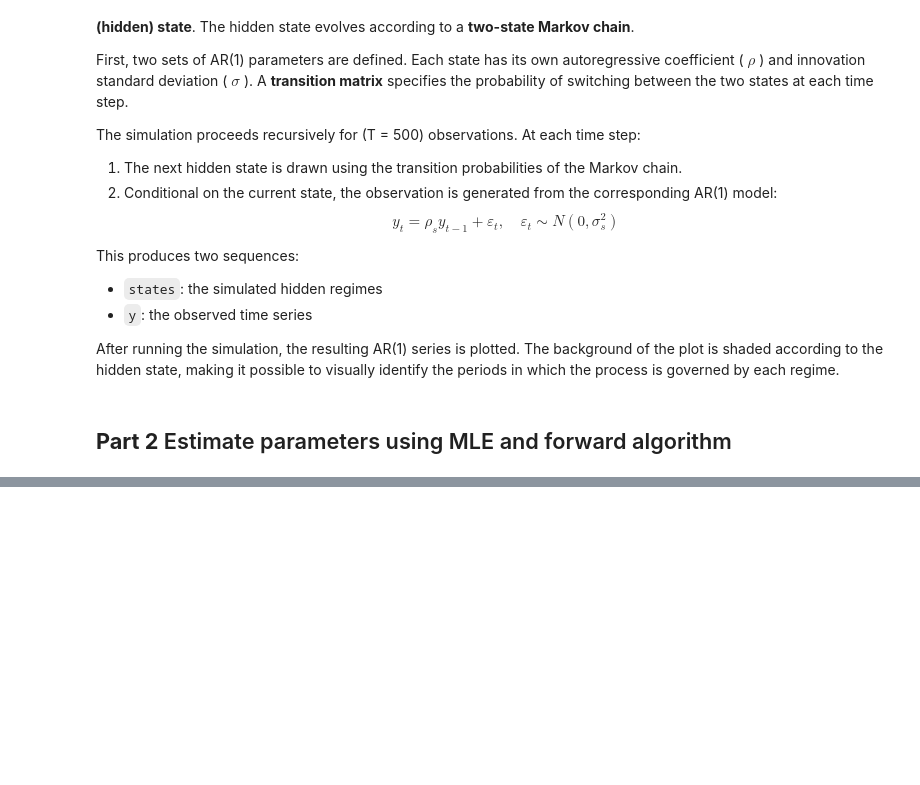
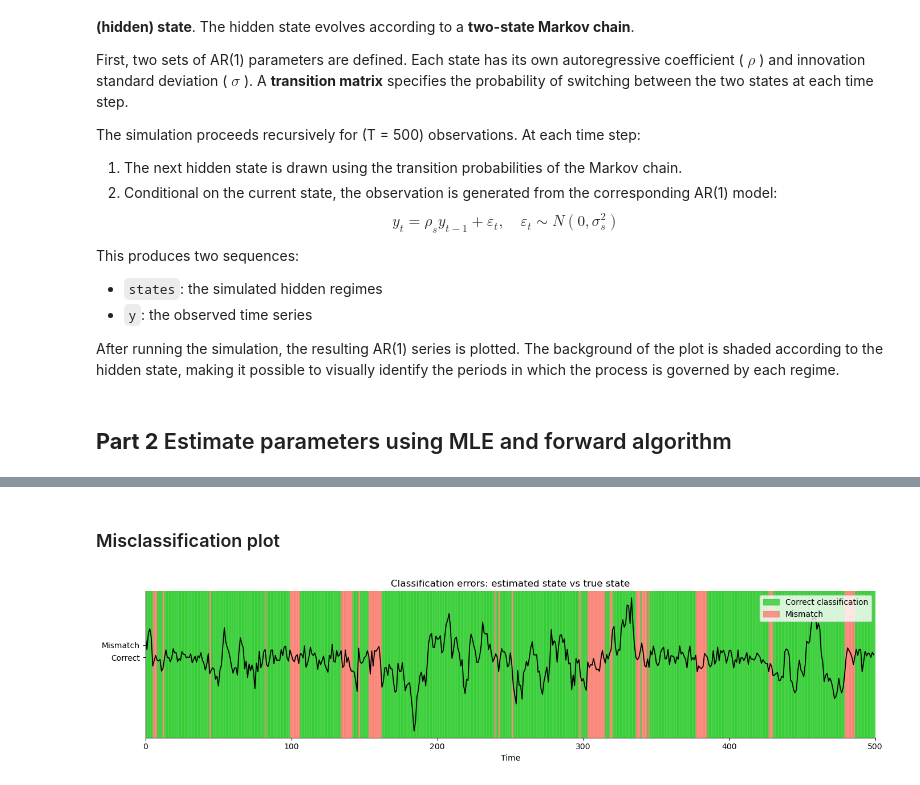
Before and after one commit to aadnerol/STK-MAT2011, a Jupyter notebook: code/notebooks/HMM_testing_gudmund.ipynb, the cells around one changed output, grey strips where cells are left out. Drawn from its saved outputs; the diff is of its cells as text; code cells hidden in the pictures; blank space fills up the shorter version.

```diff
--- a/code/notebooks/HMM_testing_gudmund.ipynb
+++ b/code/notebooks/HMM_testing_gudmund.ipynb
@@ -121,0 +347,37 @@ After running the simulation, the resulting AR(1) series is plotted. The backgro
+# %% [markdown]
+### Misclassification plot
+# %%
+# Indicator for classification error
+state_mismatch = (states_true != states_est).astype(int)
+
+fig, ax = plt.subplots(figsize=(14, 3.5))
+
+# Background shading: mismatch vs correct classification
+for t in range(n_plot):
+    color = "salmon" if state_mismatch[t] == 1 else "limegreen"
+    ax.axvspan(t, t + 1, color=color, alpha=0.8)
+
+# Plot observed time series
+ax.plot(y_plot, color="black", linewidth=1.3, label="Observed time series", zorder=3)
+
+ax.set_xlim(0, n_plot)
+# ax.set_ylim(-0.05, 1.05)
+ax.set_yticks([0, 1])
+ax.set_yticklabels(["Correct", "Mismatch"])
+ax.set_xlabel("Time")
+ax.set_title("Classification errors: estimated state vs true state")
+
+# Legend
+correct_patch = mpatches.Patch(color="limegreen", alpha=0.8, label="Correct classification")
+mismatch_patch = mpatches.Patch(color="salmon", alpha=0.8, label="Mismatch")
+
+ax.legend(handles=[correct_patch, mismatch_patch], loc="upper right")
+
+# Clean style
+ax.spines["top"].set_visible(False)
+ax.spines["right"].set_visible(False)
+
+plt.tight_layout()
+plt.show()
+# %% [output]
+[figure, added]
```
Also changed, not shown: parts of 12 cells of this notebook.
